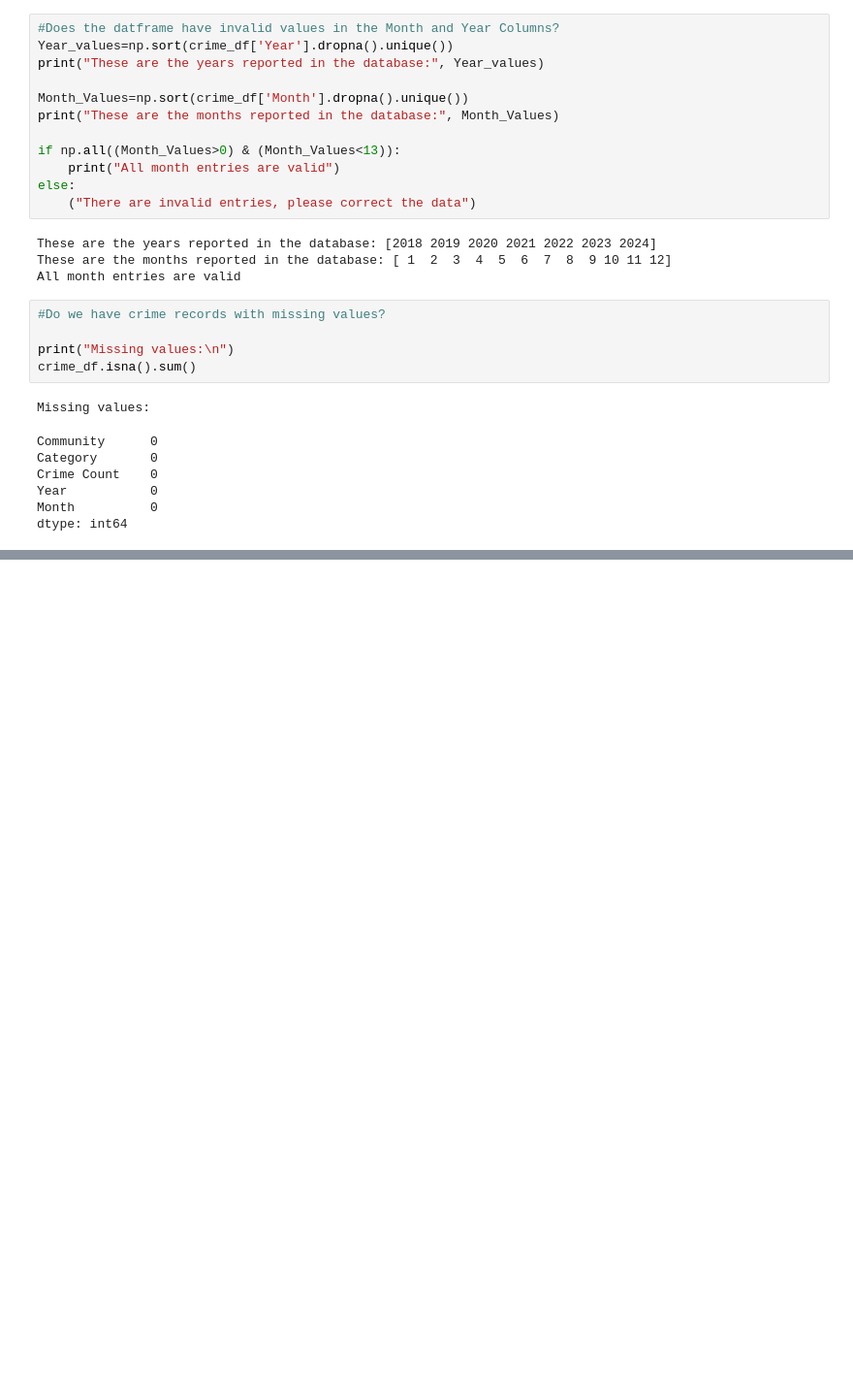
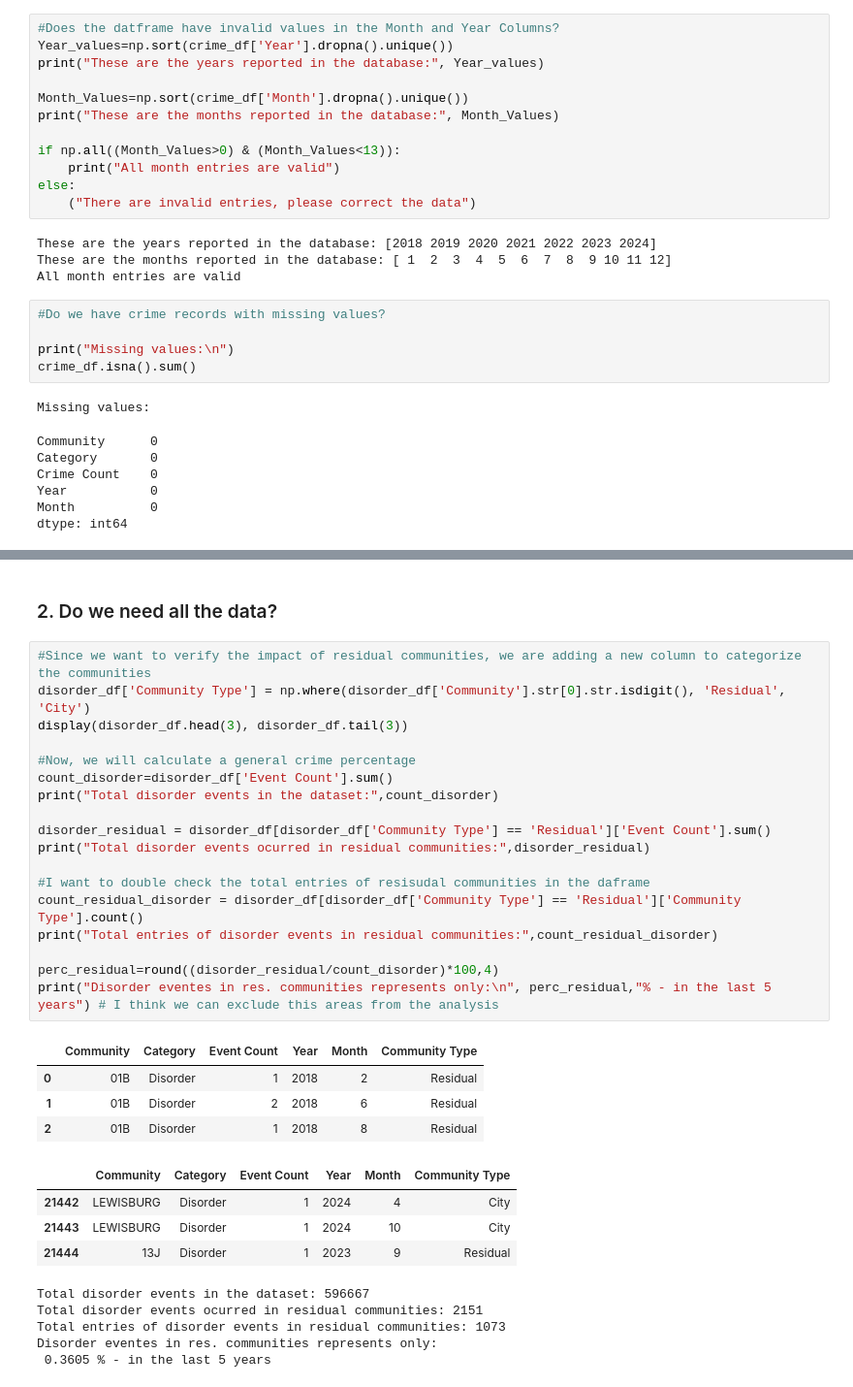
Before and after one commit to DanielaManozca/Calgary-s-Crime-statistics, a Jupyter notebook: Project Data Cleaning - Crime Stats.ipynb, the cells around one changed output, grey strips where cells are left out. Shown: that part at 97% size. Drawn from its saved outputs; the diff is of its cells as text; blank space fills up the shorter version.

```diff
--- a/Project Data Cleaning - Crime Stats.ipynb
+++ b/Project Data Cleaning - Crime Stats.ipynb
@@ -152,0 +304,34 @@ Crimes in res. communities represents only: 1.34 % - in the last 5 years
+# %% [markdown]
+### 2. Do we need all the data?
+# %%
+#Since we want to verify the impact of residual communities, we are adding a new column to categorize the communities
+disorder_df['Community Type'] = np.where(disorder_df['Community'].str[0].str.isdigit(), 'Residual', 'City')
+display(disorder_df.head(3), disorder_df.tail(3))
+
+#Now, we will calculate a general crime percentage
+count_disorder=disorder_df['Event Count'].sum()
+print("Total disorder events in the dataset:",count_disorder)
+
+disorder_residual = disorder_df[disorder_df['Community Type'] == 'Residual']['Event Count'].sum()
+print("Total disorder events ocurred in residual communities:",disorder_residual)
+
+#I want to double check the total entries of resisudal communities in the daframe
+count_residual_disorder = disorder_df[disorder_df['Community Type'] == 'Residual']['Community Type'].count()
+print("Total entries of disorder events in residual communities:",count_residual_disorder)
+
+perc_residual=round((disorder_residual/count_disorder)*100,4)
+print("Disorder eventes in res. communities represents only:\n", perc_residual,"% - in the last 5 years") # I think we can exclude this areas from the analysis
+# %% [output]
+|  | Community | Category | Event Count | Year | Month | Community Type |
+| 0 | 01B | Disorder | 1 | 2018 | 2 | Residual |
+| 1 | 01B | Disorder | 2 | 2018 | 6 | Residual |
+| 2 | 01B | Disorder | 1 | 2018 | 8 | Residual |
+|  | Community | Category | Event Count | Year | Month | Community Type |
+| 21442 | LEWISBURG | Disorder | 1 | 2024 | 4 | City |
+| 21443 | LEWISBURG | Disorder | 1 | 2024 | 10 | City |
+| 21444 | 13J | Disorder | 1 | 2023 | 9 | Residual |
+Total disorder events in the dataset: 596667
+Total disorder events ocurred in residual communities: 2151
+Total entries of disorder events in residual communities: 1073
+Disorder eventes in res. communities represents only:
+ 0.3605 % - in the last 5 years
```
Also changed, not shown: parts of 19 cells of this notebook.
